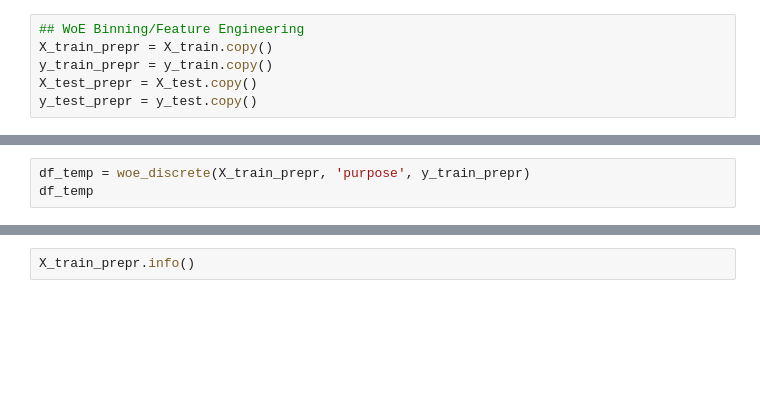
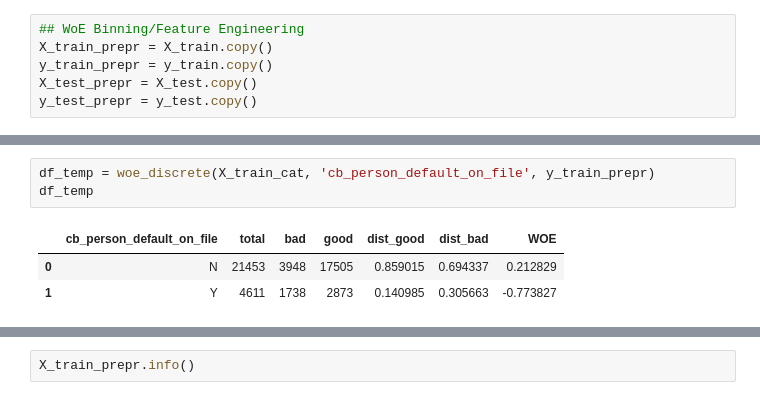
Before and after one commit to SharathkumaraKR/Credit-Risk-Model, a Jupyter notebook: Credit_Risk_Model.ipynb, the cells around one changed output, grey strips where cells are left out. Cells and saved outputs as stored; diff of their text form; blank space fills up the shorter version.

```diff
--- a/Credit_Risk_Model.ipynb
+++ b/Credit_Risk_Model.ipynb
@@ -331,5 +371,9 @@ plot_by_woe(df_temp)
 # %%
-df_temp = woe_discrete(X_train_prepr, 'purpose', y_train_prepr)
+df_temp = woe_discrete(X_train_cat, 'cb_person_default_on_file', y_train_prepr)
 df_temp
+# %% [output]
+|  | cb_person_default_on_file | total | bad | good | dist_good | dist_bad | WOE |
+| 0 | N | 21453 | 3948 | 17505 | 0.859015 | 0.694337 | 0.212829 |
+| 1 | Y | 4611 | 1738 | 2873 | 0.140985 | 0.305663 | -0.773827 |
 # %%
 plot_by_woe(df_temp)
```
Also changed, not shown: parts of 13 cells of this notebook.
